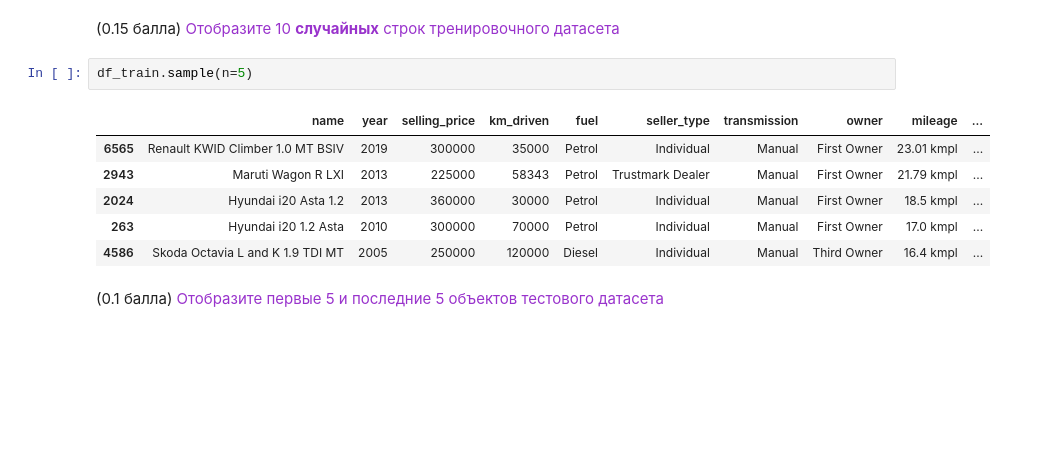
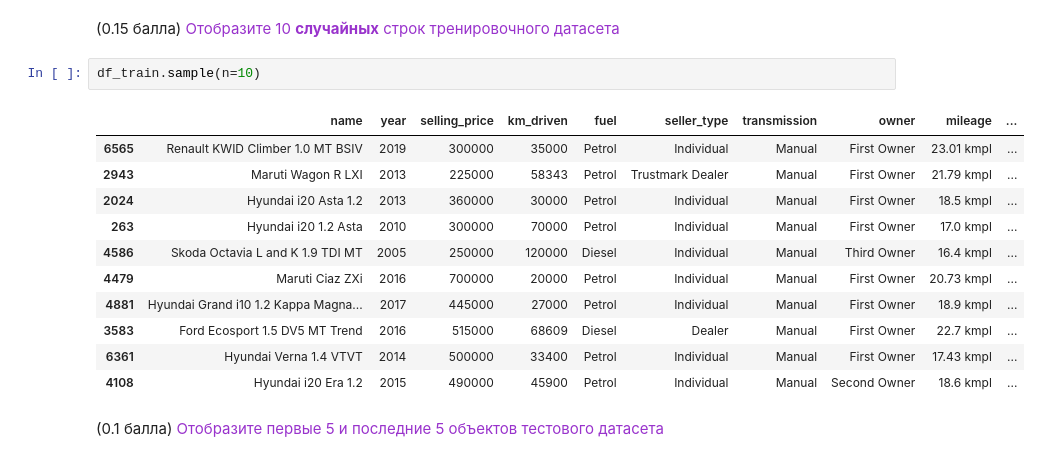
Before and after one commit to Pe4enIks/ml-cars-price, a Jupyter notebook: notebooks/train_test.ipynb, the cells around one changed output. Cells and saved outputs as stored; diff of their text form; blank space fills up the shorter version.

```diff
--- a/notebooks/hw1.ipynb
+++ b/notebooks/train_test.ipynb
@@ -49,14 +49,19 @@ Test data shape:  (1000, 13)
 # %% [markdown]
 (0.15 балла) <font color='#9933CC'>Отобразите 10 **случайных** строк тренировочного датасета</font>
 # %%
-df_train.sample(n=5)
+df_train.sample(n=10)
 # %% [output]
 |  | name | year | selling_price | km_driven | fuel | seller_type | transmission | owner | mileage | ... |
 | 6565 | Renault KWID Climber 1.0 MT BSIV | 2019 | 300000 | 35000 | Petrol | Individual | Manual | First Owner | 23.01 kmpl | ... |
 | 2943 | Maruti Wagon R LXI | 2013 | 225000 | 58343 | Petrol | Trustmark Dealer | Manual | First Owner | 21.79 kmpl | ... |
 | 2024 | Hyundai i20 Asta 1.2 | 2013 | 360000 | 30000 | Petrol | Individual | Manual | First Owner | 18.5 kmpl | ... |
 | 263 | Hyundai i20 1.2 Asta | 2010 | 300000 | 70000 | Petrol | Individual | Manual | First Owner | 17.0 kmpl | ... |
 | 4586 | Skoda Octavia L and K 1.9 TDI MT | 2005 | 250000 | 120000 | Diesel | Individual | Manual | Third Owner | 16.4 kmpl | ... |
+| 4479 | Maruti Ciaz ZXi | 2016 | 700000 | 20000 | Petrol | Individual | Manual | First Owner | 20.73 kmpl | ... |
+| 4881 | Hyundai Grand i10 1.2 Kappa Magna... | 2017 | 445000 | 27000 | Petrol | Individual | Manual | First Owner | 18.9 kmpl | ... |
+| 3583 | Ford Ecosport 1.5 DV5 MT Trend | 2016 | 515000 | 68609 | Diesel | Dealer | Manual | First Owner | 22.7 kmpl | ... |
+| 6361 | Hyundai Verna 1.4 VTVT | 2014 | 500000 | 33400 | Petrol | Individual | Manual | First Owner | 17.43 kmpl | ... |
+| 4108 | Hyundai i20 Era 1.2 | 2015 | 490000 | 45900 | Petrol | Individual | Manual | Second Owner | 18.6 kmpl | ... |
 # %% [markdown]
 (0.1 балла) <font color='#9933CC'>Отобразите первые 5 и последние 5 объектов тестового датасета</font>
 # %%
```
Also changed, not shown: parts of 49 cells of this notebook, 4 other files.
